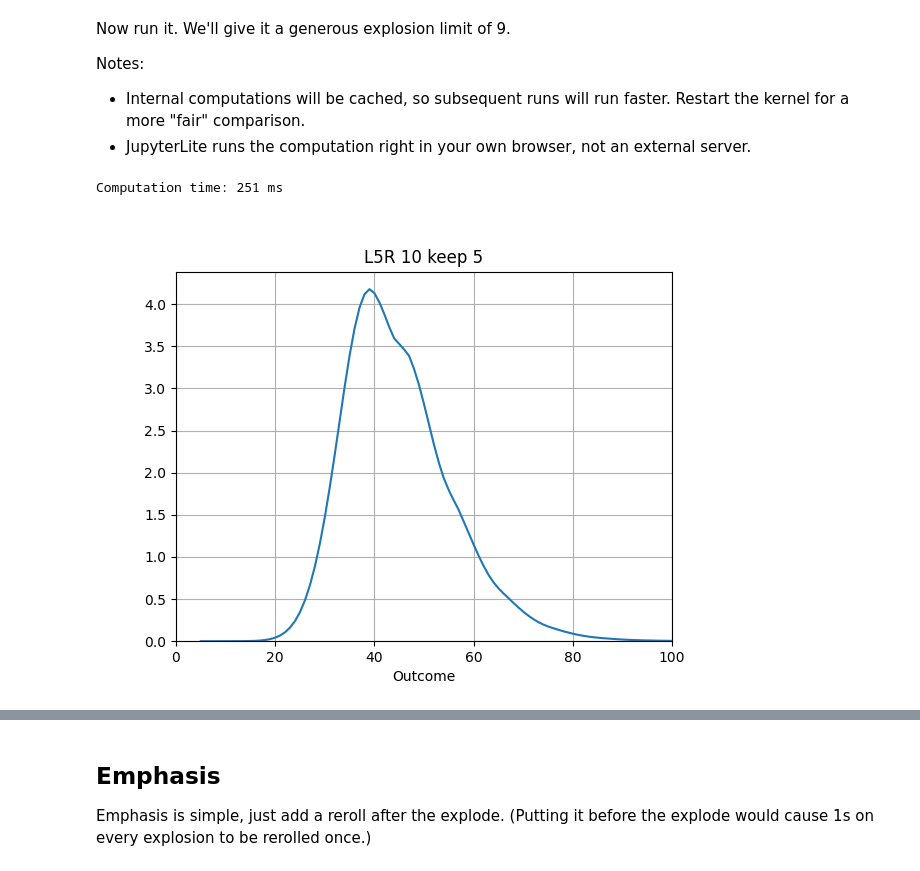
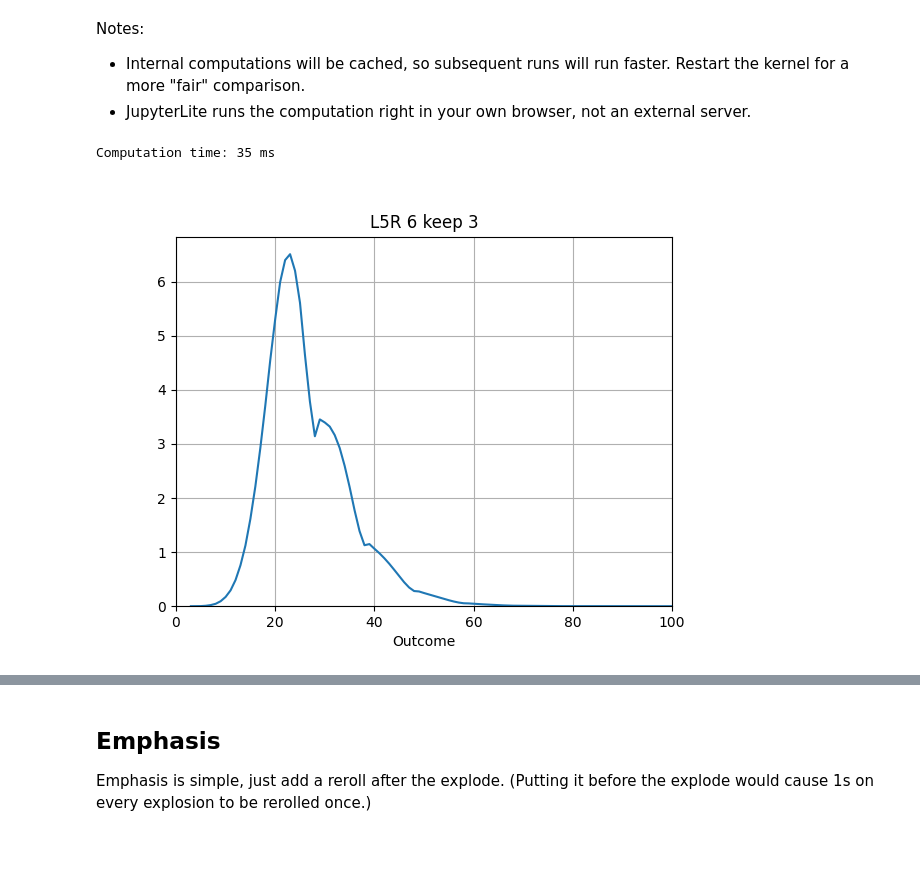
Before and after one commit to HighDiceRoller/icepool, a Jupyter notebook: notebooks/l5r.ipynb, the cells around one changed output, grey strips where cells are left out. Cells and saved outputs as stored; diff of their text form; code cells hidden in the pictures.

```diff
--- a/notebooks/l5r.ipynb
+++ b/notebooks/l5r.ipynb
@@ -45,29 +48,27 @@ await piplite.install("hdroller")
 import hdroller
 import time
 # %% [markdown]
-Now run it. We'll give it a generous explosion limit of 9.
-
 Notes:
 
 * Internal computations will be cached, so subsequent runs will run faster. Restart the kernel for a more "fair" comparison.
 * JupyterLite runs the computation right in your own browser, not an external server.
 # %%
 start_ns = time.perf_counter_ns()
-result = hdroller.d10.explode(max_depth=9).keep_highest(10, 5)
+result = hdroller.d10.explode(max_depth=4).keep_highest(6, 3)
 end_ns = time.perf_counter_ns()
 elapsed_ms = round((end_ns - start_ns) * 1e-6)
 print(f'Computation time: {elapsed_ms} ms')
 
 import matplotlib.pyplot as plt
 
 fig, ax = plt.subplots()
 ax.plot(result.outcomes(), result.pmf(percent=True))
-ax.set_title('L5R 10 keep 5')
+ax.set_title('L5R 6 keep 3')
 ax.set_xlabel('Outcome')
 ax.set_xlim(0, 100)
 ax.set_ylim(0)
 ax.grid(True)
 plt.show()
 # %% [output]
-Computation time: 251 ms
+Computation time: 35 ms
-[figure, old version]
+[figure, new version]
```
Also changed, not shown: parts of 4 cells of this notebook.
